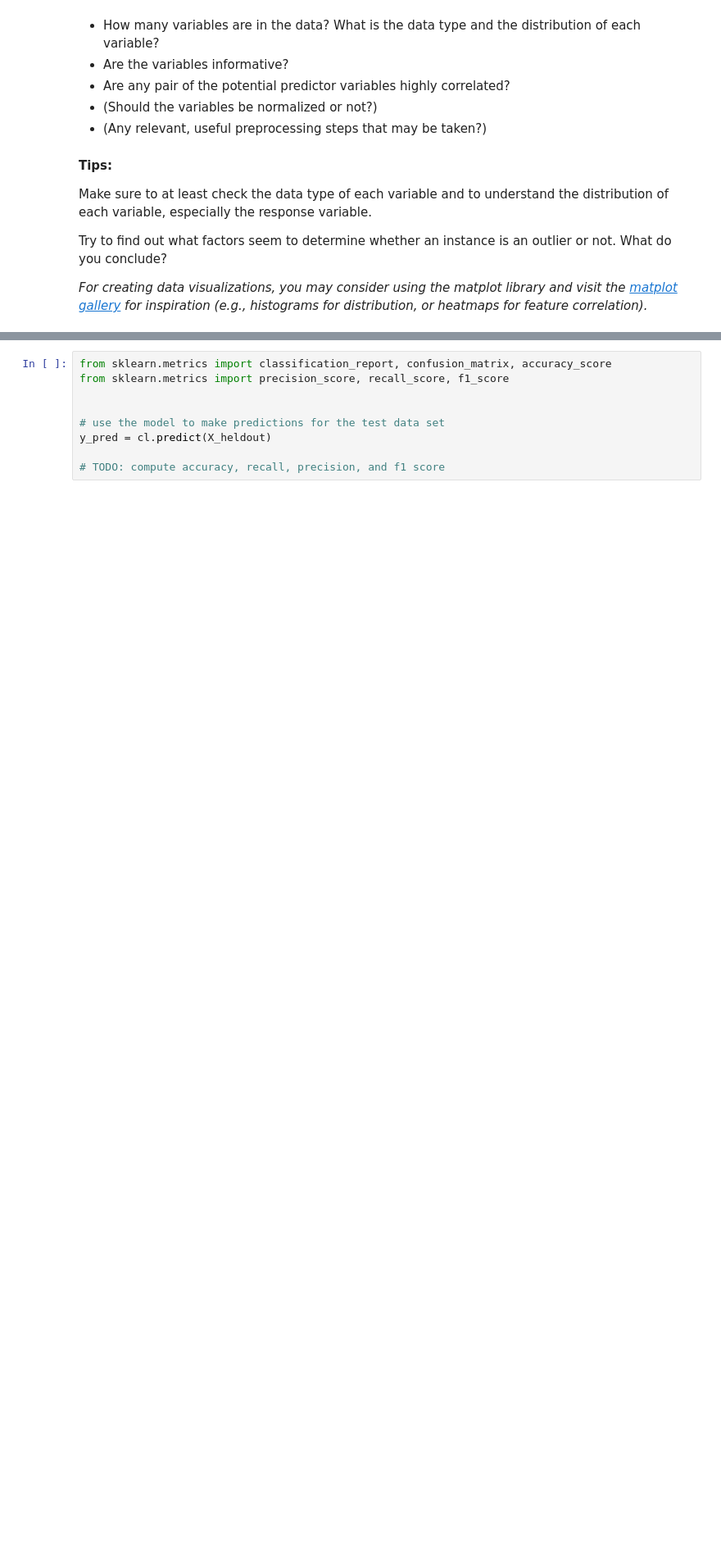
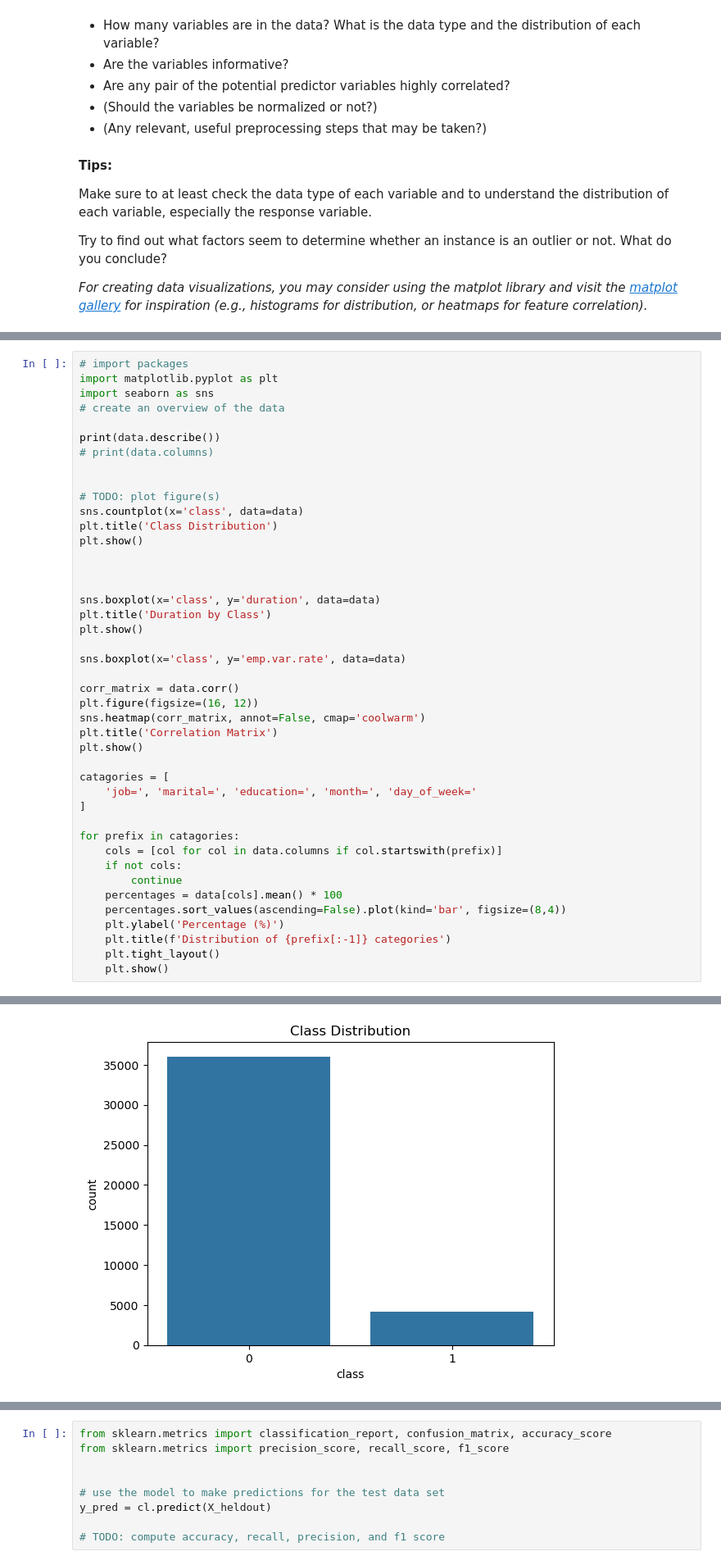
Before and after one commit to smichaelino/APML-Assignment-1, a Jupyter notebook: Assignment 1.ipynb, the cells around one changed output, grey strips where cells are left out. Shown at 82% size. Saved outputs shown, nothing was run; the diff lists cells and outputs as text; blank space fills up the shorter version.

```diff
--- a/Assignment 1.ipynb
+++ b/Assignment 1.ipynb
@@ -82,0 +73,44 @@ print(data.describe())
+# %%
+# import packages
+import matplotlib.pyplot as plt
+import seaborn as sns
+# create an overview of the data
+
+print(data.describe())
+# print(data.columns)
+
+
+# TODO: plot figure(s)
+sns.countplot(x='class', data=data)
+plt.title('Class Distribution')
+plt.show()
+
+
+
+sns.boxplot(x='class', y='duration', data=data)
+plt.title('Duration by Class')
+plt.show()
+
+sns.boxplot(x='class', y='emp.var.rate', data=data)
+
+corr_matrix = data.corr()
+plt.figure(figsize=(16, 12))
+sns.heatmap(corr_matrix, annot=False, cmap='coolwarm')
+plt.title('Correlation Matrix')
+plt.show()
+
+catagories = [
+    'job=', 'marital=', 'education=', 'month=', 'day_of_week='
+]
+
+for prefix in catagories:
+    cols = [col for col in data.columns if col.startswith(prefix)]
+    if not cols:
+        continue
+    percentages = data[cols].mean() * 100
+    percentages.sort_values(ascending=False).plot(kind='bar', figsize=(8,4))
+    plt.ylabel('Percentage (%)')
+    plt.title(f'Distribution of {prefix[:-1]} categories')
+    plt.tight_layout()
+    plt.show()
+# %% [output]
@@ -82,0 +134 @@ print(data.describe())
+[figure, added]
```
Also changed, not shown: parts of 6 cells of this notebook, 3 other files.
